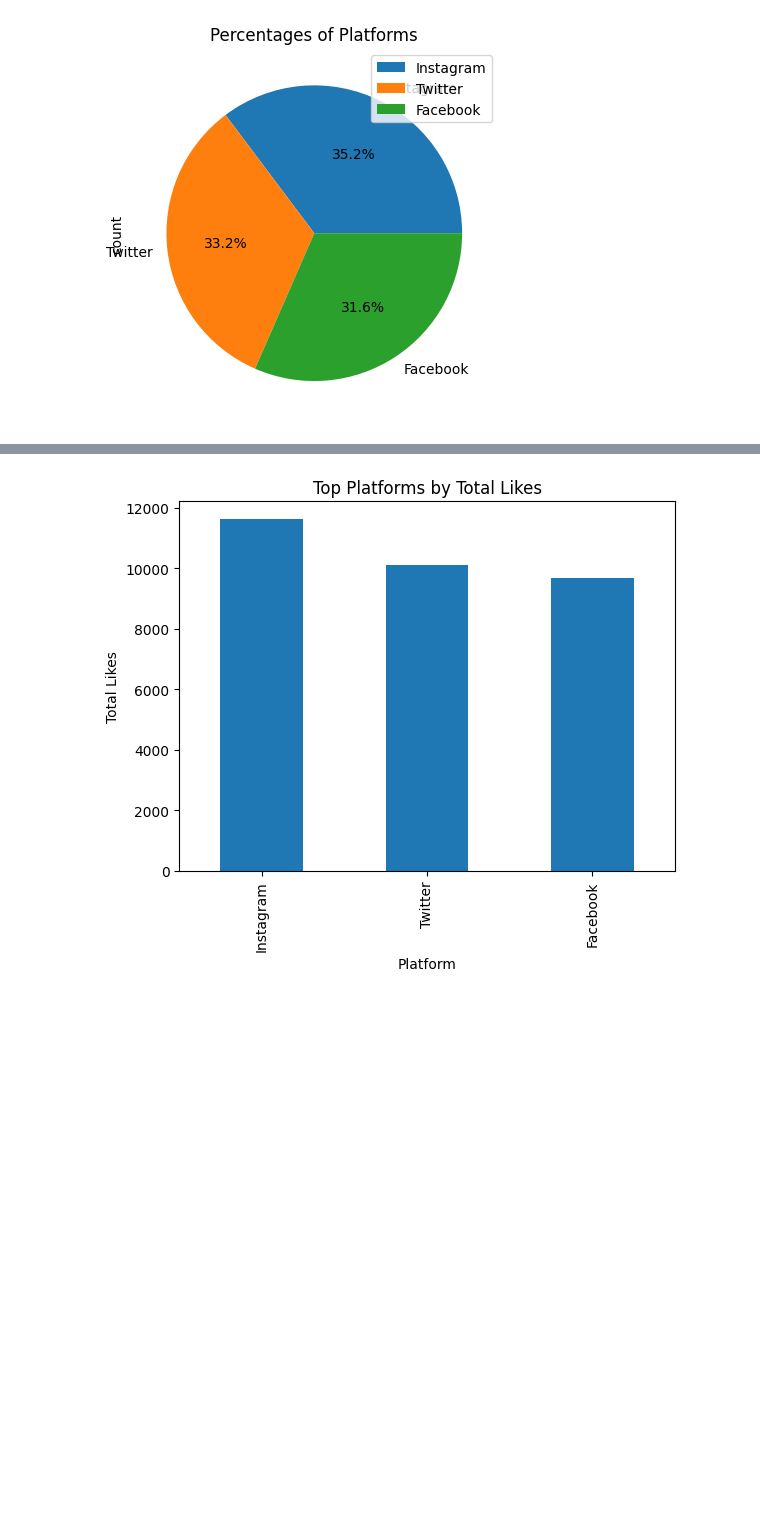
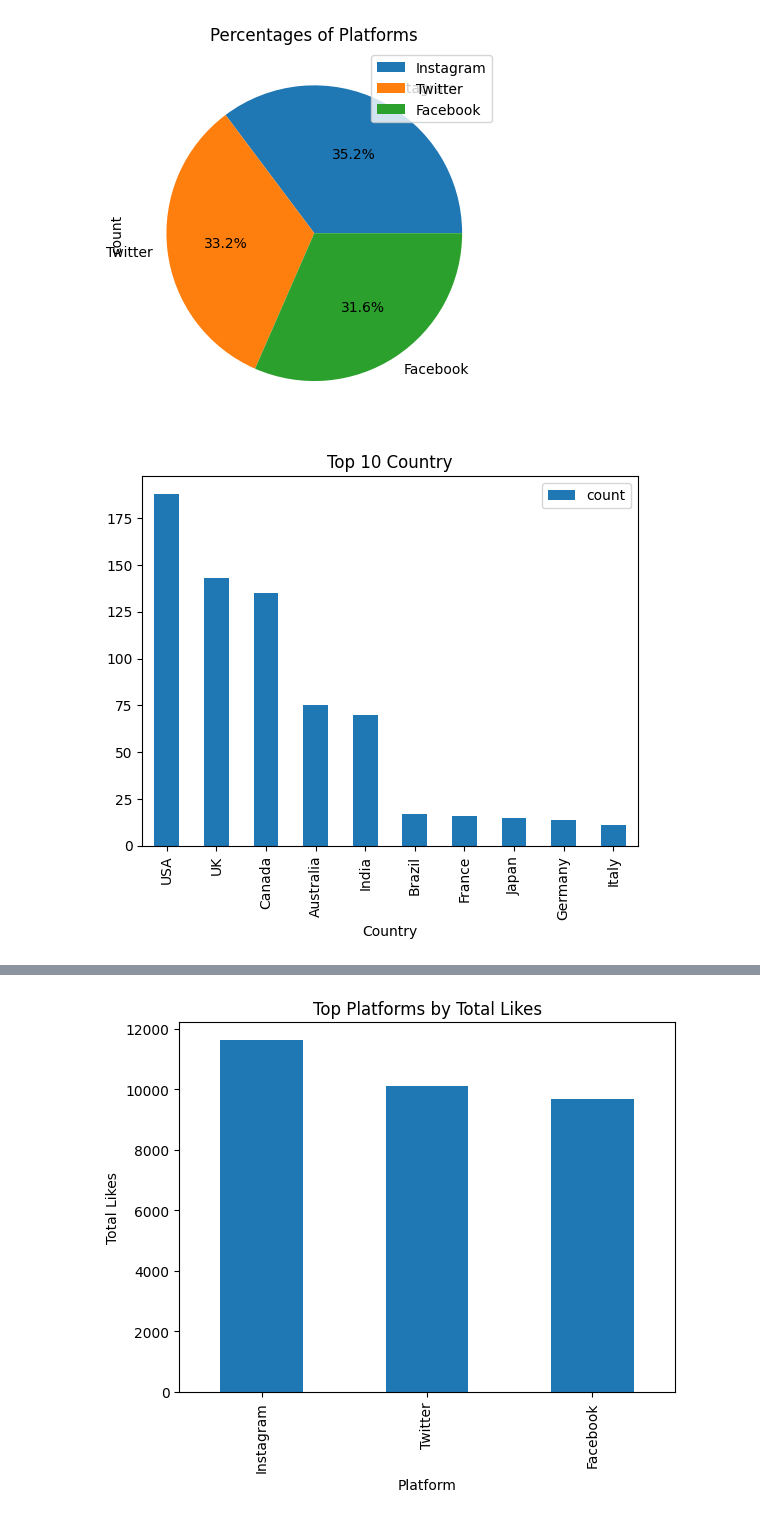
Before and after one commit to zizo155/sentimental-analysis, a Jupyter notebook: sentimental_analysis.ipynb, the cells around one changed output, grey strips where cells are left out. Saved outputs shown, nothing was run; the diff lists cells and outputs as text; code cells hidden in the pictures; blank space fills up the shorter version.

```diff
--- a/sentimental_analysis.ipynb
+++ b/sentimental_analysis.ipynb
@@ -192,4 +192,12 @@ plt.legend()
 plt.show()
 # %% [output]
 [figure]
+# %%
+# top 10 countries
+df['Country'].value_counts().nlargest(10).plot(kind='bar')
+plt.title('Top 10 Country')
+plt.legend()
+plt.show()
+# %% [output]
+[figure, added]
 # %%
```
Also changed, not shown: parts of 1 cell of this notebook.
